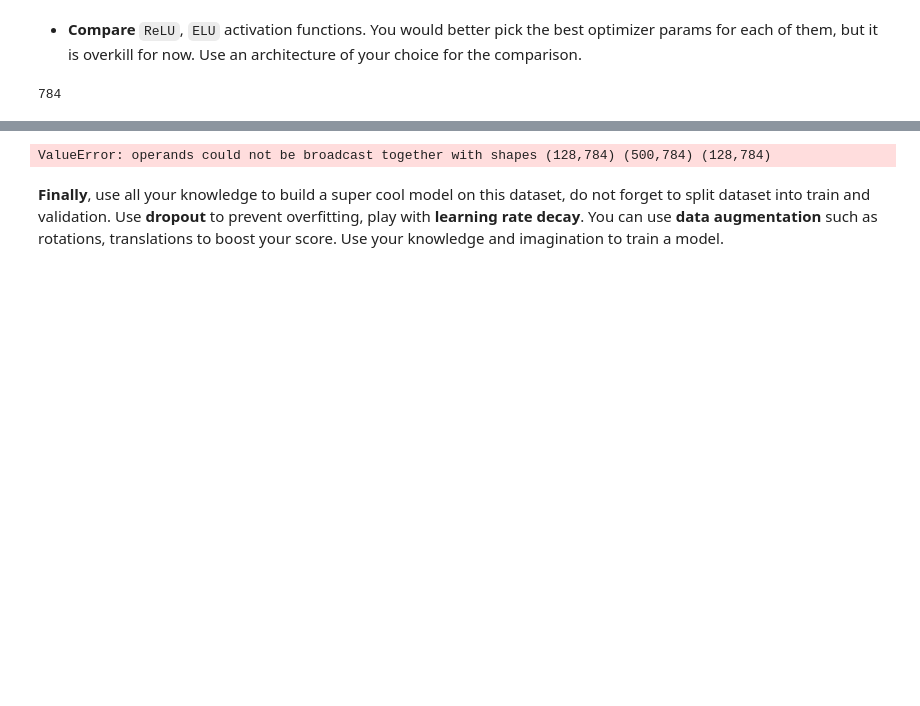
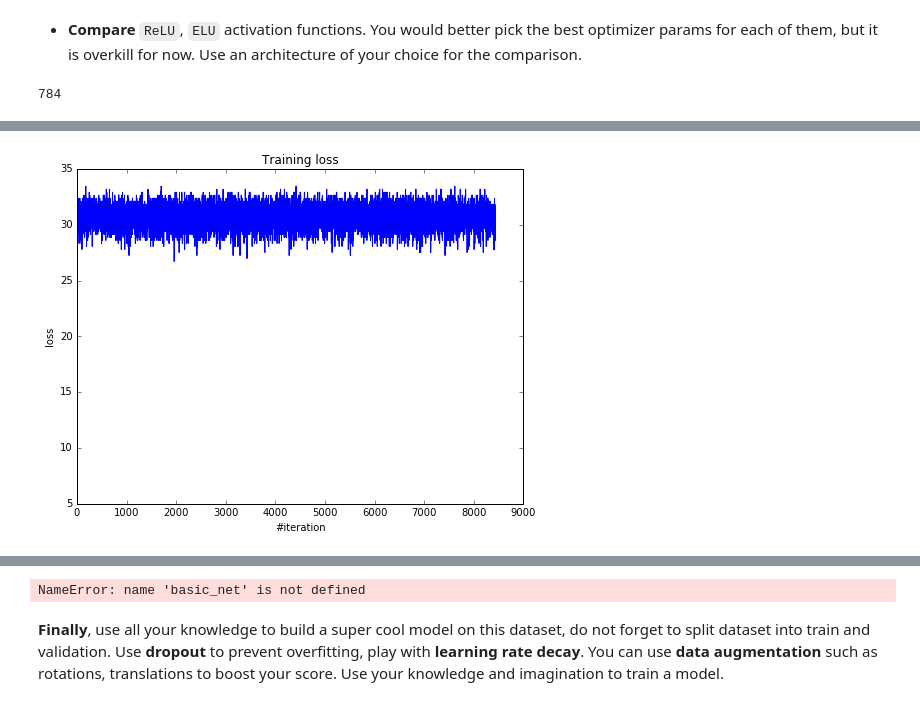
Before and after one commit to andreyzharkov/MIPT-ML, a Jupyter notebook: hw5/hw1_main.ipynb, the cells around one changed output, grey strips where cells are left out. Drawn from its saved outputs; the diff is of its cells as text; code cells hidden in the pictures; blank space fills up the shorter version.

```diff
--- a/hw5/hw1_main.ipynb
+++ b/hw5/hw1_main.ipynb
@@ -293,0 +383,16 @@ X.shape[1]
+# %%
+from sklearn.cross_validation import train_test_split
+X_train, X_test, y_train, y_test = train_test_split(X, Y, test_size=0.1, random_state=1234)
+# %%
+net = Sequential()
+net.add(Linear(X_train.shape[1], 200))
+net.add(LeakyReLU())
+net.add(Linear(200, 100))
+net.add(LeakyReLU())
+net.add(Linear(100, y_train.shape[1]))
+net.add(SoftMax())
+criterion = ClassNLLCriterion()
+optimizer_config = {'learning_rate' : 1e-2, 'momentum': 0.9}
+net = fit_model(net, X_train, y_train,criterion,20,128, optimizer_config)
+# %% [output]
+[figure, added]
@@ -294,17 +400,14 @@ X.shape[1]
 # %%
 import copy
-criterion = ClassNLLCriterion()
-basic_net = Sequential()
-basic_net.add(Linear(X.shape[1], 500))
-basic_net.add(SoftMax())
-basic_net.add(Linear(500, 10))
-basic_net.add(ReLU())
+n_epoch = 2
 
 loss_history = []
 
 net = copy.deepcopy(basic_net)
+#net = basic_net
+criterion = ClassNLLCriterion()
 for i in range(n_epoch):
-    for x_batch, y_batch in get_batches((X, Y), batch_size):
+    for x_batch, y_batch in get_batches((X_train, y_train), batch_size):
         net.zeroGradParameters()
 
         # Forward
@@ -336,6 +439,6 @@ for i in range(n_epoch):
 
     print('Current loss: %f' % loss)
 # %% [output]
-ValueError: operands could not be broadcast together with shapes (128,784) (500,784) (128,784)
+NameError: name 'basic_net' is not defined
 # %% [markdown]
 **Finally**, use all your knowledge to build a super cool model on this dataset, do not forget to split dataset into train and validation. Use **dropout** to prevent overfitting, play with **learning rate decay**. You can use **data augmentation** such as rotations, translations to boost your score. Use your knowledge and imagination to train a model.
```
Also changed, not shown: parts of 11 cells of this notebook, 1 other file.
